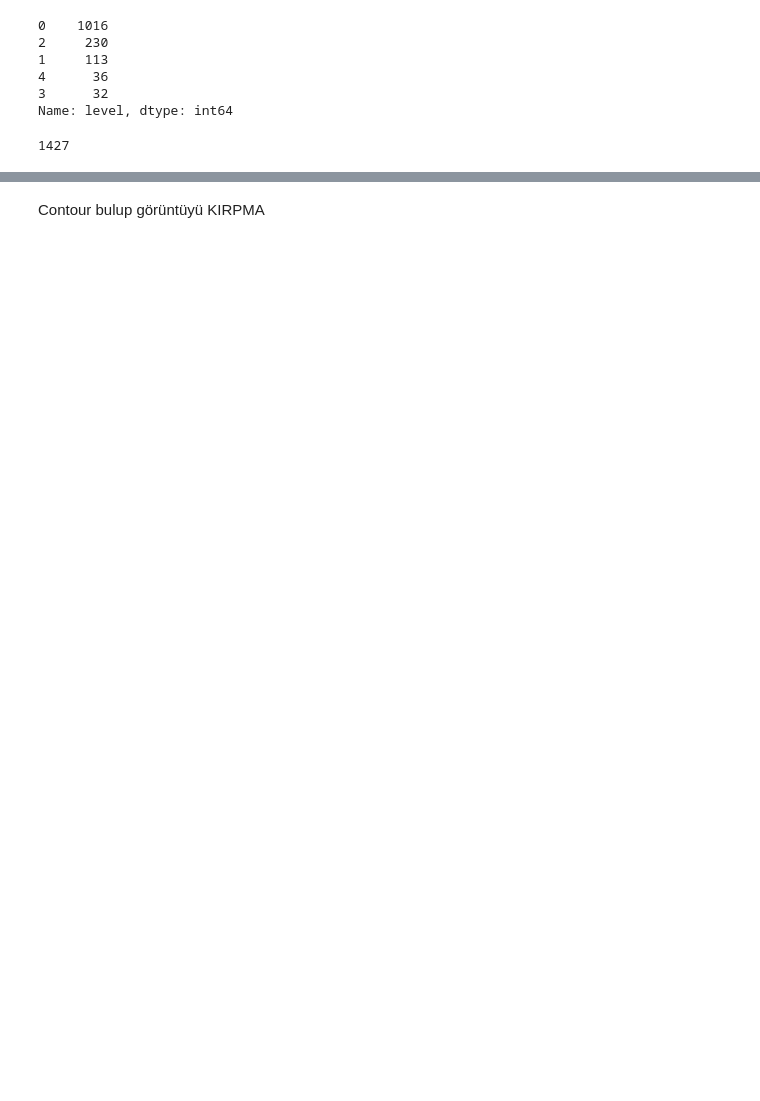
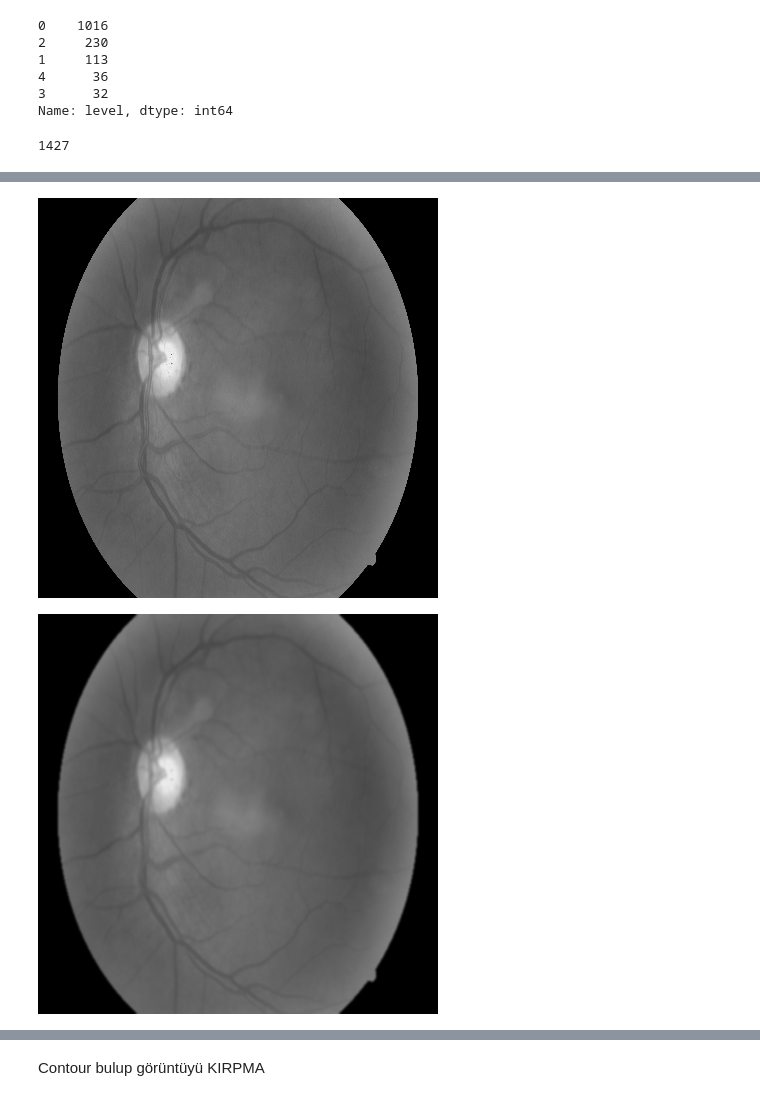
Before and after one commit to Yusuf-Cizlasmak/Deep_Learning_Healthy_issues, a Jupyter notebook: AI_Health_issues/Retina2.ipynb, the cells around one changed output, grey strips where cells are left out. Saved outputs shown, nothing was run; the diff lists cells and outputs as text; code cells hidden in the pictures; blank space fills up the shorter version.

```diff
--- a/AI_Health_issues/Retina2.ipynb
+++ b/AI_Health_issues/Retina2.ipynb
@@ -80,27 +119,30 @@ cv2.destroyAllWindows()
 # %%
 #Resimlerimizie Gaussian Blur uygulayacağız.
 
 #Öncesinde gray kanala çevirmemiz gerekiyor.
 
-copy_img=img_list1[11].copy()
+copy_img=img_list1[4].copy()
 copy_img=cv2.cvtColor(copy_img,cv2.COLOR_BGR2GRAY)
 
-cv2.imshow("Gray goruntu",copy_img)
+cv2_imshow(copy_img)
 cv2.waitKey()
 cv2.destroyAllWindows()
 
 copy_img.shape #gördüğünüz gibi tek kanala indirgedik Gray kanala çevirerek.
 
 #Threshold'dan önce blur'lama işlemi uyguladık.
 #Gaussian blur--> cv2.GaussianBlur(görüntü,çekirdek(kernel),sigmaX ve sigmaY ) #eğer sigmaX=0 olarak girerseniz sigmaX ve sigmaY değerlerini otomatik olarak kendi hesaplayacaktır.
 
 blur=cv2.GaussianBlur(copy_img,(5,5),0) # you can change for best solution
 
-cv2.imshow("Blur'lanmis goruntu",blur)
+cv2_imshow(blur)
 cv2.waitKey()
 cv2.destroyAllWindows()
 
 #Threshold'lama işlemi
 #threshold--> cv2.threshold(görüntü,eşik değeri, max. değer , threshold tipi)
 thresh=cv2.threshold(blur,10,255,cv2.THRESH_BINARY)[1]
+# %% [output]
+[figure, added]
+[figure, added]
 # %%
```
Also changed, not shown: parts of 28 cells of this notebook, 1 other file.
